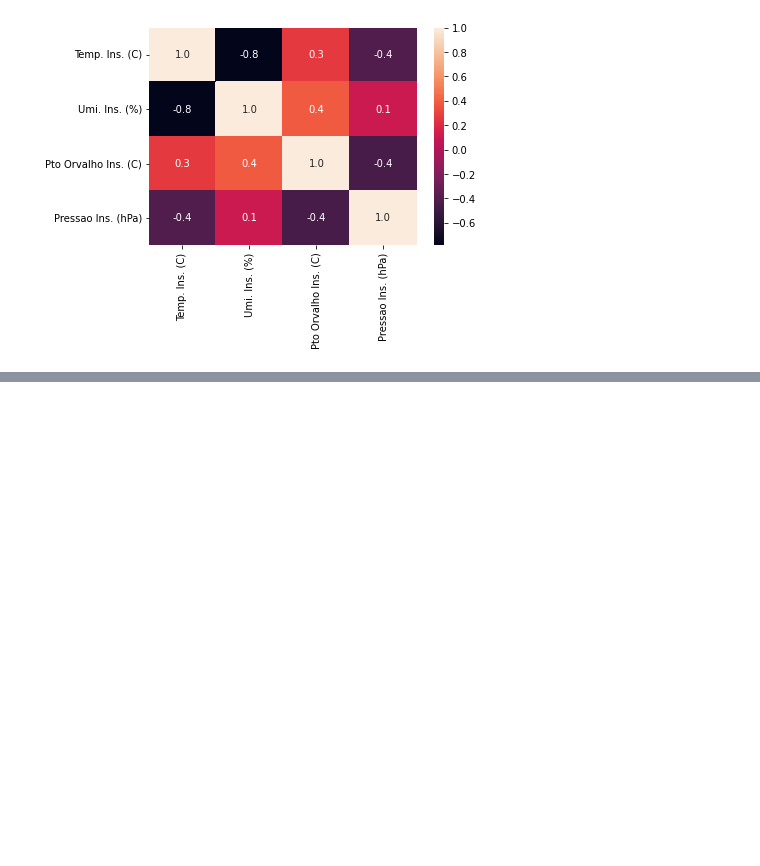
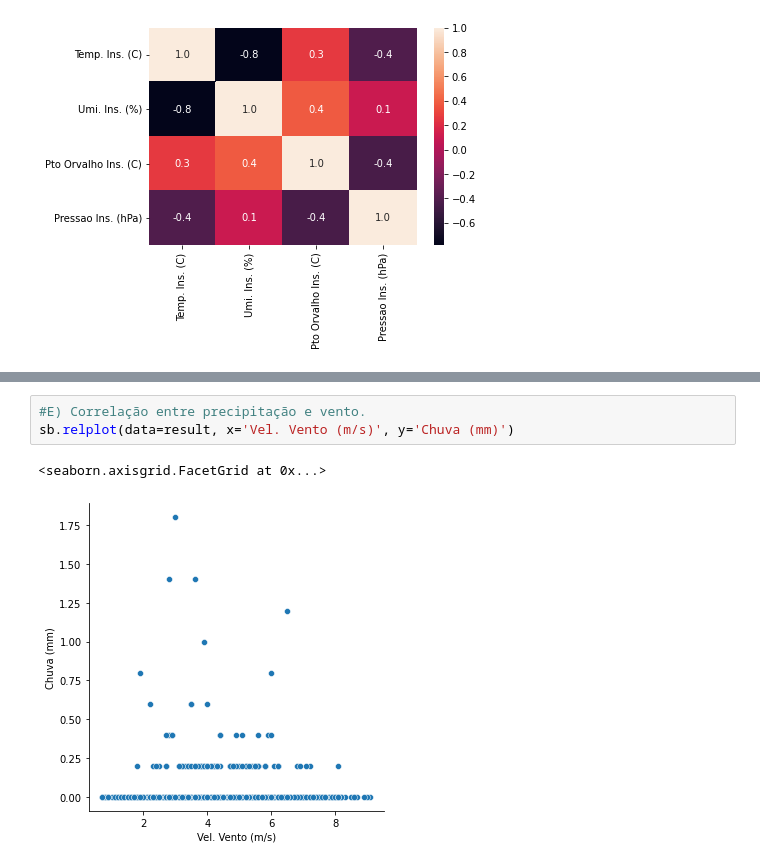
Before and after one commit to Gus-1003/Meteorologia_Estudos_Dados, a Jupyter notebook: Análise_Dados_Historicos_Anuais_INMET/Analise_INMET_Natal_RN_2021.ipynb, the cells around one changed output, grey strips where cells are left out. Cells and saved outputs as stored; diff of their text form; blank space fills up the shorter version.

```diff
--- a/Análise_Dados_Historicos_Anuais_INMET/Analise_INMET_Natal_RN_2021.ipynb
+++ b/Análise_Dados_Historicos_Anuais_INMET/Analise_INMET_Natal_RN_2021.ipynb
@@ -470,0 +637,6 @@ sb.heatmap(corr, annot=True, fmt=".1f")
+# %%
+#E) Correlação entre precipitação e vento.
+sb.relplot(data=result, x='Vel. Vento (m/s)', y='Chuva (mm)')
+# %% [output]
+<seaborn.axisgrid.FacetGrid at 0x...>
+[figure, added]
```
Also changed, not shown: parts of 14 cells of this notebook.
